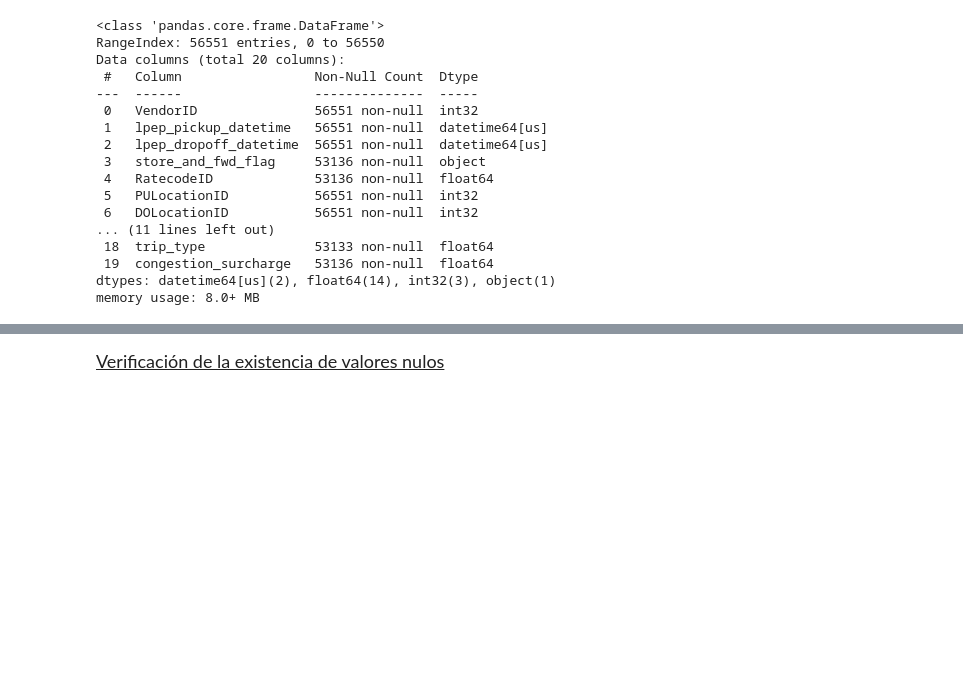
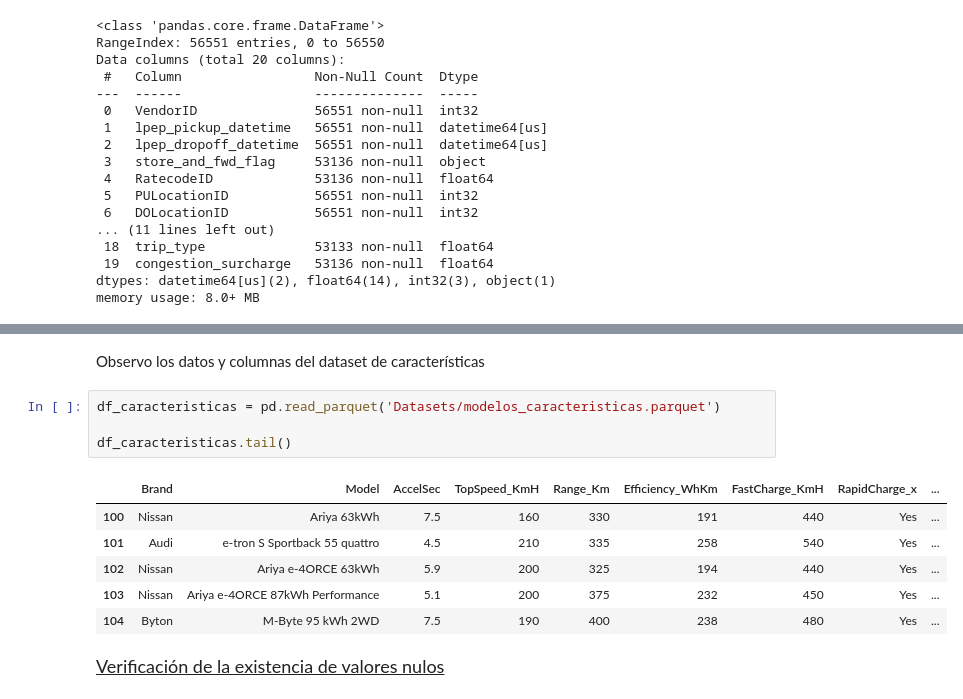
Before and after one commit to hansonvel96/PF_GROUP_03_NYC_TAXIS, a Jupyter notebook: EDA_taxis-data.ipynb, the cells around one changed output, grey strips where cells are left out. Saved outputs shown, nothing was run; the diff lists cells and outputs as text; blank space fills up the shorter version.

```diff
--- a/EDA_taxis-data.ipynb
+++ b/EDA_taxis-data.ipynb
@@ -101,3 +160,16 @@ memory usage: 8.0+ MB
+# %% [markdown]
+<p style="font-size:15px;">Observo los datos y columnas del dataset de características</p>
+# %%
+df_caracteristicas = pd.read_parquet('Datasets/modelos_caracteristicas.parquet')
+
+df_caracteristicas.tail()
+# %% [output]
+|  | Brand | Model | AccelSec | TopSpeed_KmH | Range_Km | Efficiency_WhKm | FastCharge_KmH | RapidCharge_x | ... |
+| 100 | Nissan | Ariya 63kWh | 7.5 | 160 | 330 | 191 | 440 | Yes | ... |
+| 101 | Audi | e-tron S Sportback 55 quattro | 4.5 | 210 | 335 | 258 | 540 | Yes | ... |
+| 102 | Nissan | Ariya e-4ORCE 63kWh | 5.9 | 200 | 325 | 194 | 440 | Yes | ... |
+| 103 | Nissan | Ariya e-4ORCE 87kWh Performance | 5.1 | 200 | 375 | 232 | 450 | Yes | ... |
+| 104 | Byton | M-Byte 95 kWh 2WD | 7.5 | 190 | 400 | 238 | 480 | Yes | ... |
 # %% [markdown]
 <p style="font-size:18px;"><u>Verificación de la existencia de valores nulos</u> </p>
 # %% [markdown]
```
Also changed, not shown: parts of 32 cells of this notebook, 5 other files.
